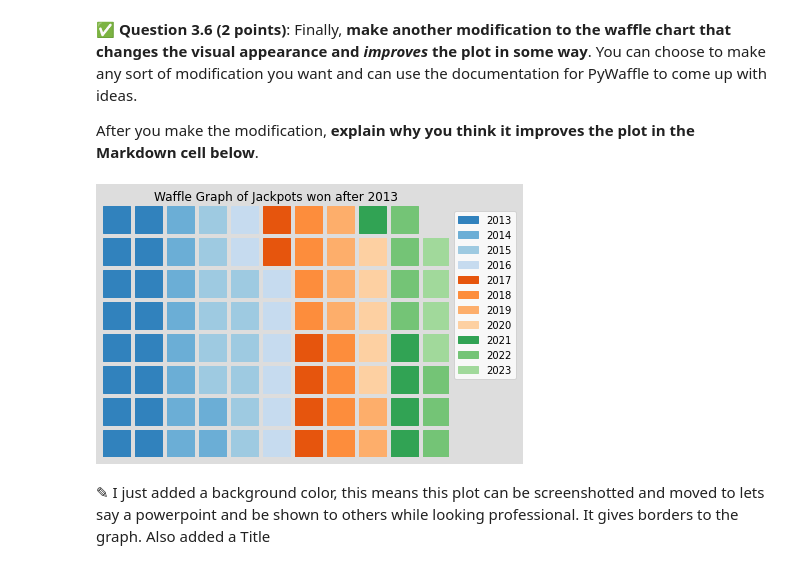
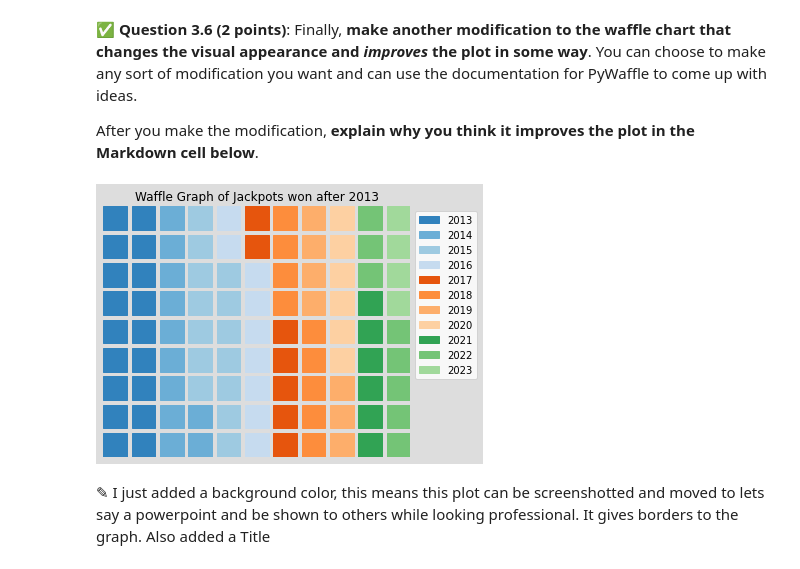
Before and after one commit to johnsonbj199/CMSE202-f23-turnin, a Jupyter notebook: midterm/CMSE202-Midterm-Section001-BrandonJohnson.ipynb, the cells around one changed output. Drawn from its saved outputs; the diff is of its cells as text; code cells hidden in the pictures.

```diff
--- a/midterm/CMSE202-Midterm-Section001-BrandonJohnson.ipynb
+++ b/midterm/CMSE202-Midterm-Section001-BrandonJohnson.ipynb
@@ -331,18 +331,18 @@ After you make the modification, **explain why you think it improves the plot in
 # %%
 ### Put your code here
 fig = plt.figure(
     FigureClass=Waffle,
-    rows=8,
+    rows=9,
     columns=11,
     values = sumed,
     labels=list(sumed.index),
     legend={'loc': 'upper left', 'bbox_to_anchor': (1, 1)},
     cmap_name="tab20c",
     facecolor='#DDDDDD',
      title={
         'label': 'Waffle Graph of Jackpots won after 2013'})
 # %% [output]
-[figure, old version]
+[figure, new version]
 # %% [markdown]
 <font size=+3>&#9998;</font> I just added a background color, this means this plot can be screenshotted and moved to lets say a powerpoint and be shown to others while looking professional. It gives borders to the graph. Also added a Title
 # %% [markdown]
```
Also changed, not shown: parts of 5 cells of this notebook.
